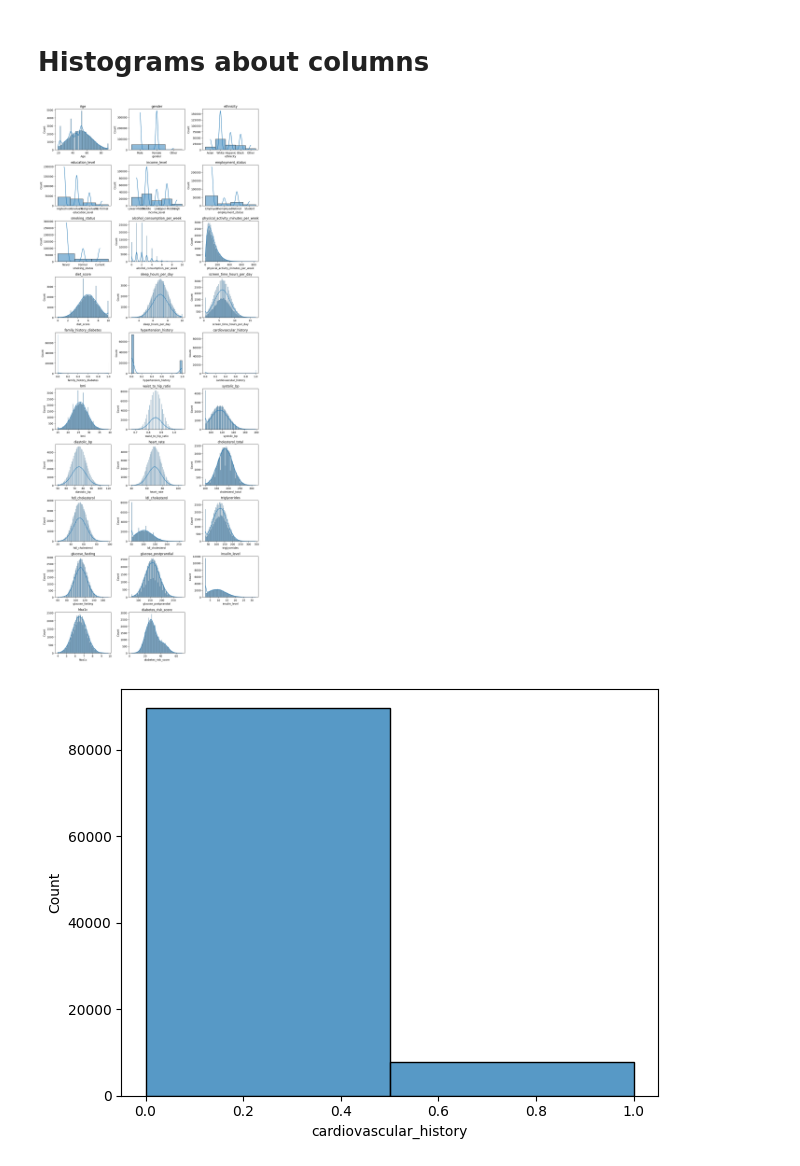
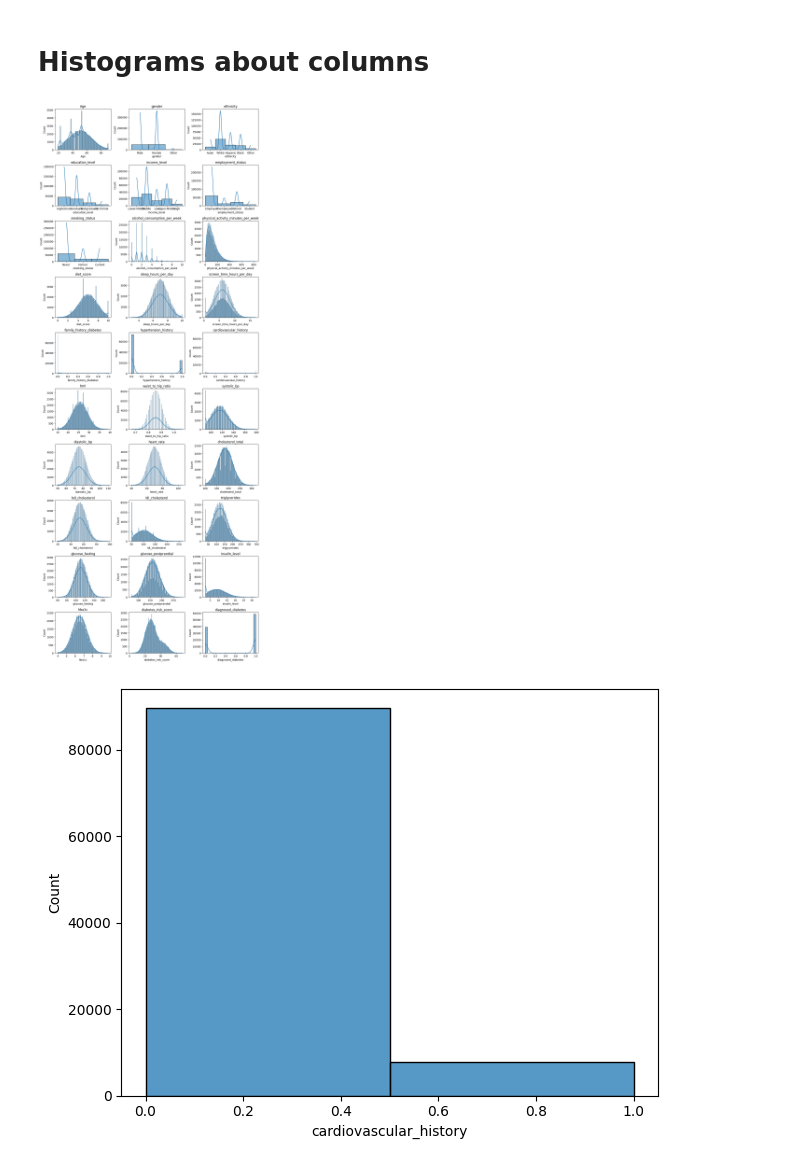
Before and after one commit to Henri-Claassen/Diabetes_Predictions, a Jupyter notebook: notebooks/EDA.ipynb, the cells around one changed output. Saved outputs shown, nothing was run; the diff lists cells and outputs as text; code cells hidden in the pictures.

```diff
--- a/notebooks/EDA.ipynb
+++ b/notebooks/EDA.ipynb
@@ -234,20 +234,22 @@ Text(0, 0.5, 'Count')
 [figure]
 # %% [markdown]
 # Histograms about columns
+# %%
+#We remove diabetes_stage from the features list as it is our target variable.
+output_var = "diabetes_stage"
+features = df.columns.drop(output_var).tolist()
 # %%
 df_split = df.copy()
-Inputs = df.drop(columns=['diabetes_stage','diagnosed_diabetes'])
-outputs = df['diabetes_stage']
 
 plt.figure(figsize=(12, 30))
-for i, col in enumerate(Inputs):
+for i, col in enumerate(features):
     plt.subplot(10, 3, i+1)
     sns.histplot(df_split[col], kde=True)
     plt.title(col)
 plt.tight_layout()
 plt.show()
 # %% [output]
-[figure, old version]
+[figure, new version]
 # %%
 sns.histplot(df_split['cardiovascular_history'], bins=2, kde=False)
 plt.tight_layout()
```
Also changed, not shown: parts of 1 cell of this notebook.
